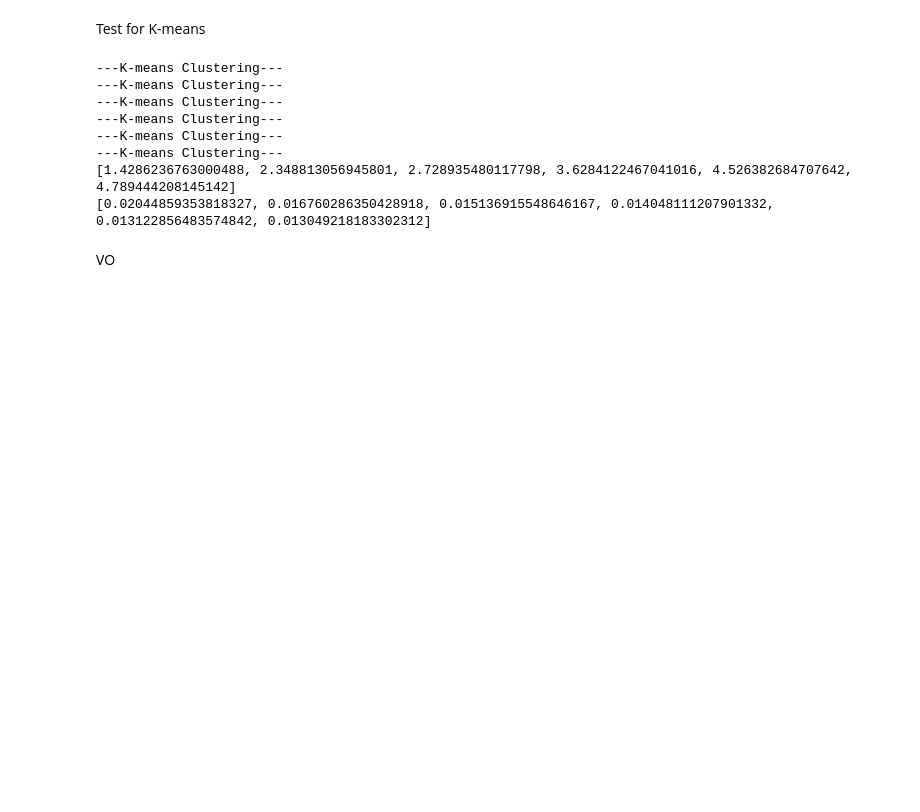
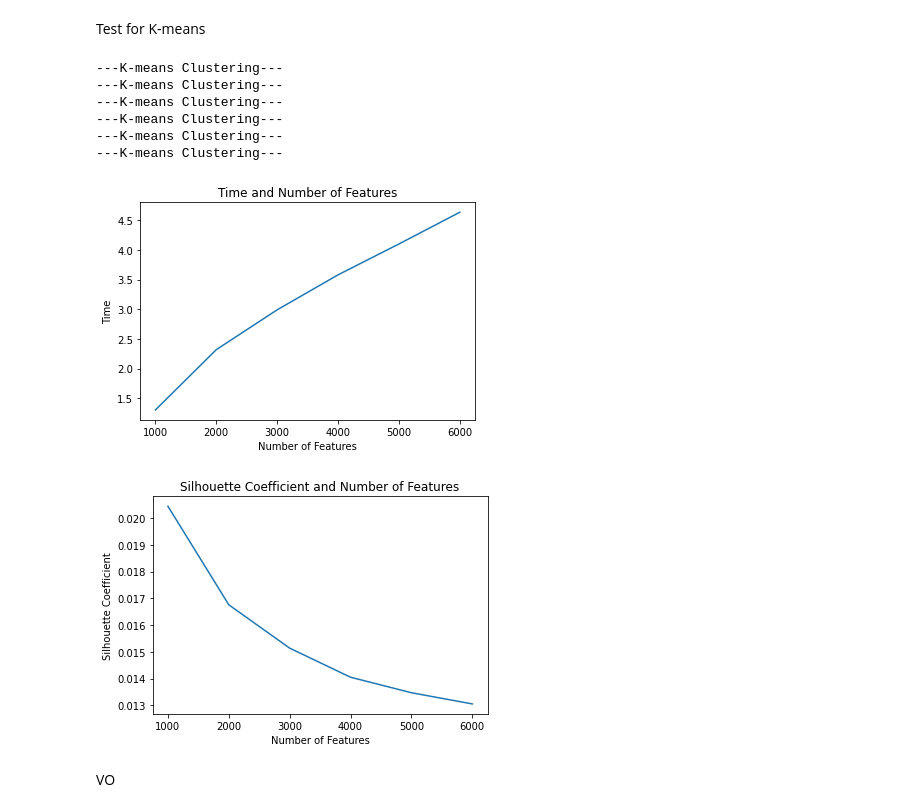
Before and after one commit to tzr897/security_project, a Jupyter notebook: src/demo1.ipynb, the cells around one changed output. Cells and saved outputs as stored; diff of their text form; code cells hidden in the pictures; blank space fills up the shorter version.

```diff
--- a/src/demo1.ipynb
+++ b/src/demo1.ipynb
@@ -290,56 +291,57 @@ Test for K-means
 # %%
 from sklearn.cluster import KMeans
 from sklearn.metrics import silhouette_score
 
 def detection_kmeans(X_train, y_train, X_test, y_test, num_clusters):
     print("---K-means Clustering---")
     start_time = time.time()
 
     kmc = KMeans(n_clusters = num_clusters)
     kmc.fit(X_train)
     labels = kmc.labels_
     sh = silhouette_score(X_train, labels)
 
-    #y_predict = kmc.predict(X_test)
     end_time = time.time()
 
-    # y_processed = []
-
-    # for yi in y_predict:
-    #     if yi == 0:
-    #         y_processed.append(0)
-    #     else:
-    #         y_processed.append(1)
-
-    # precision = metrics.precision_score(y_test, y_processed)
-    # recall = metrics.recall_score(y_test, y_processed)
-    # f1 = metrics.f1_score(y_test, y_processed)
-    # accuracy = metrics.accuracy_score(y_test, y_processed)
     t = end_time - start_time
     res = [t, sh]
     return res
 
-all_res = []
-for i in range(len(X_train_bagofwords_arr)):
-    res = detection_kmeans(X_train_bagofwords_arr[i], y_train_bagofwords_arr[i],\
-                    X_test_bagofwords_arr[i], y_test_bagofwords_arr[i], 2)
-    all_res.append(res)
+def plt_kmeans():
+    t_arr = []
+    sh_arr = []
+    for i in range(len(X_train_bagofwords_arr)):
+        cur_res = detection_kmeans(X_train_bagofwords_arr[i], y_train_bagofwords_arr[i],\
+                        X_test_bagofwords_arr[i], y_test_bagofwords_arr[i], 2)
+        t_arr.append(cur_res[0])
+        sh_arr.append(cur_res[1])
 
-t_arr = [all_res[i][0] for i in range(len(X_train_bagofwords_arr))]
-sh_arr = [all_res[i][1] for i in range(len(X_train_bagofwords_arr))]
+    fig1, ax1 = plt.subplots()
+    plt_x_label = NUM_FEATURE_ARR
+    ax1.plot(plt_x_label, t_arr)
+    ax1.set_xlabel("Number of Features")
+    ax1.set_ylabel("Time")
+    ax1.set_title("Time and Number of Features")
+    plt.show()
 
+    fig2, ax2 = plt.subplots()
+    plt_x_label = NUM_FEATURE_ARR
+    ax2.plot(plt_x_label, sh_arr)
+    ax2.set_xlabel("Number of Features")
+    ax2.set_ylabel("Silhouette Coefficient")
+    ax2.set_title("Silhouette Coefficient and Number of Features")
+    plt.show()
 
-print(t_arr)
-print(sh_arr)
+plt_kmeans()
 # %% [output]
 ---K-means Clustering---
 ---K-means Clustering---
 ---K-means Clustering---
 ---K-means Clustering---
 ---K-means Clustering---
 ---K-means Clustering---
-[1.4286236763000488, 2.348813056945801, 2.728935480117798, 3.6284122467041016, 4.526382684707642, 4.789444208145142]
-[0.02044859353818327, 0.016760286350428918, 0.015136915548646167, 0.014048111207901332, 0.013122856483574842, 0.013049218183302312]
+[figure, added]
+[figure, added]
 # %% [markdown]
 VO
 # %%
```
Also changed, not shown: parts of 2 cells of this notebook, 7 other files.
